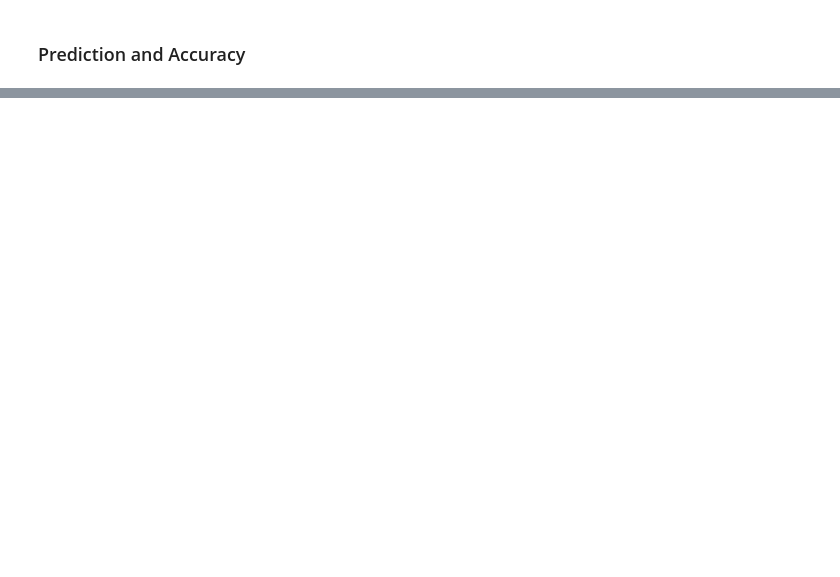
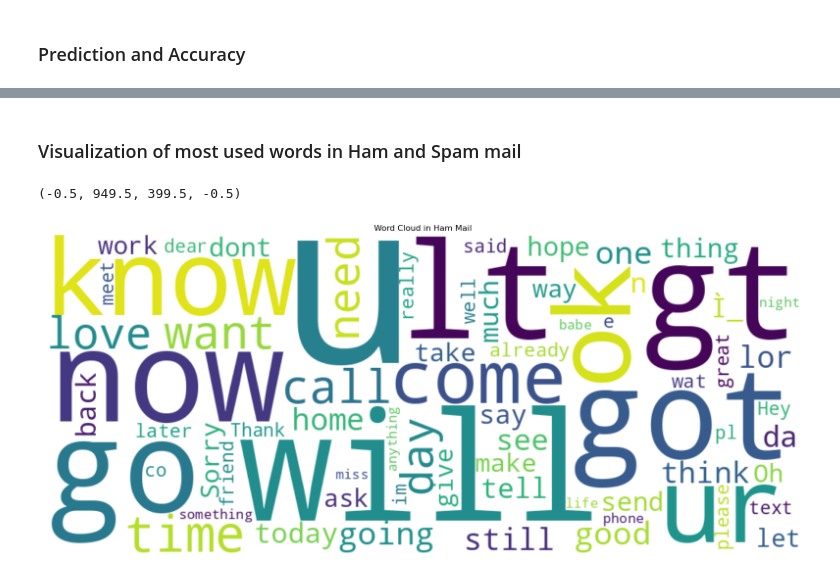
Before and after one commit to anjusukumaran4/OIBSIP, a Jupyter notebook: spam-detection-nlp.ipynb, the cells around one changed output, grey strips where cells are left out. Drawn from its saved outputs; the diff is of its cells as text; code cells hidden in the pictures; blank space fills up the shorter version.

```diff
--- a/spam-detection-nlp.ipynb
+++ b/spam-detection-nlp.ipynb
@@ -147,0 +184,13 @@ Accuracy:  95.61 %
+# %% [markdown]
+### Visualization of most used words in Ham and Spam mail
+# %%
+from wordcloud import WordCloud
+wordcloud1=WordCloud(background_color='white',max_words=70,width=950,height=400).generate(''.join(df_largeset.text))
+
+plt.figure(figsize=(20,10))
+plt.title('Word Cloud in Ham Mail')
+plt.imshow(wordcloud1,interpolation='bilinear')
+plt.axis('off')
+# %% [output]
+(-0.5, 949.5, 399.5, -0.5)
+[figure, added]
```
Also changed, not shown: parts of 16 cells of this notebook.
